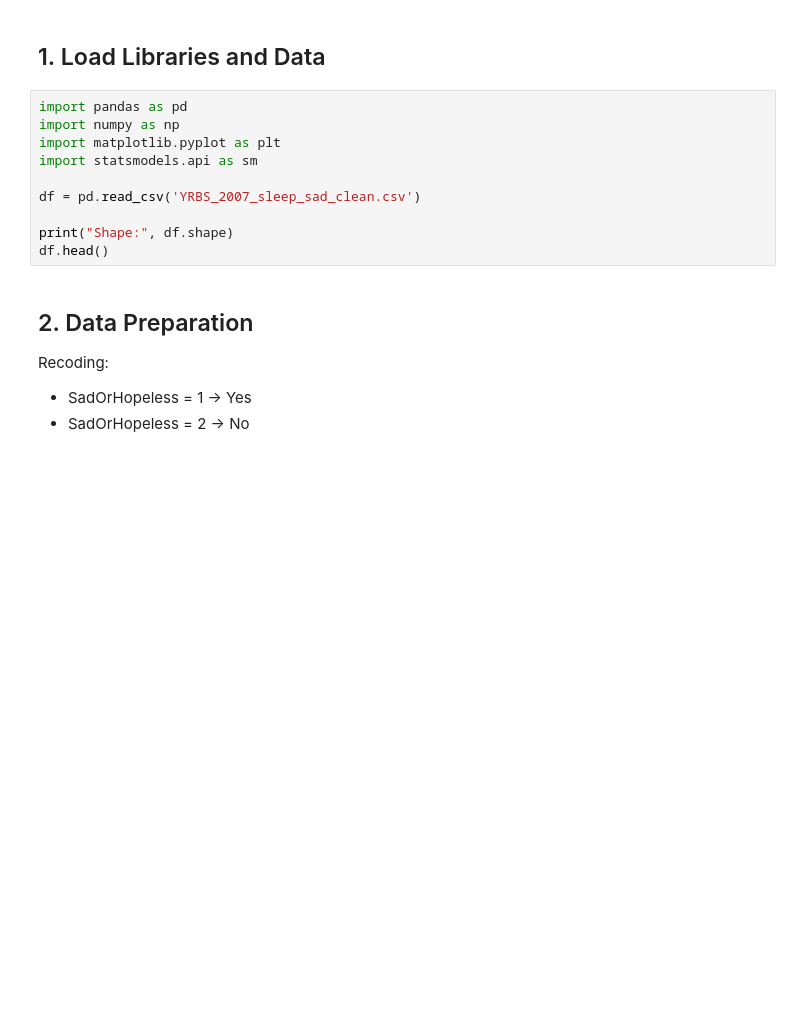
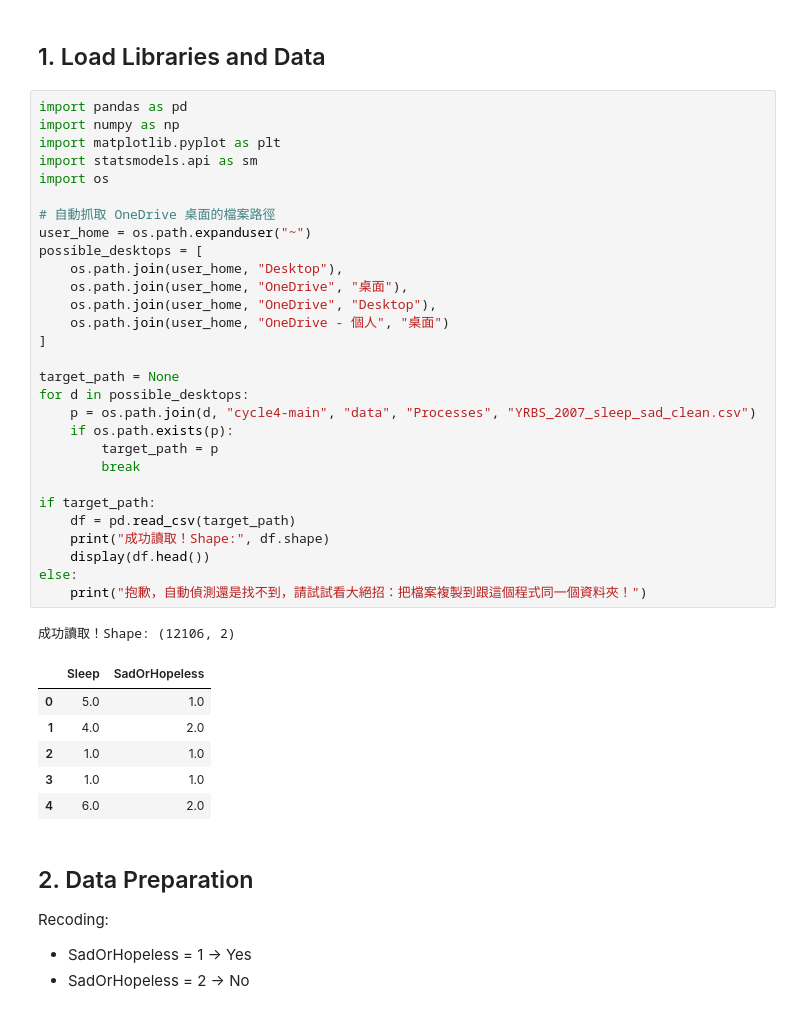
Before and after one commit to melodytwcom-ship-it/cycle4, a Jupyter notebook: notebook/04_Regression_Analysis.ipynb, the cells around one changed output. Cells and saved outputs as stored; diff of their text form; blank space fills up the shorter version.

```diff
--- a/notebook/04_Regression_Analysis.ipynb
+++ b/notebook/04_Regression_Analysis.ipynb
@@ -9,13 +9,40 @@ Does sleep duration affect the probability that a student feels sad or hopeless?
 # %%
 import pandas as pd
 import numpy as np
 import matplotlib.pyplot as plt
 import statsmodels.api as sm
+import os
 
-df = pd.read_csv('YRBS_2007_sleep_sad_clean.csv')
+# 自動抓取 OneDrive 桌面的檔案路徑
+user_home = os.path.expanduser("~")
+possible_desktops = [
+    os.path.join(user_home, "Desktop"),
+    os.path.join(user_home, "OneDrive", "桌面"),
+    os.path.join(user_home, "OneDrive", "Desktop"),
+    os.path.join(user_home, "OneDrive - 個人", "桌面")
+]
 
-print("Shape:", df.shape)
-df.head()
+target_path = None
+for d in possible_desktops:
+    p = os.path.join(d, "cycle4-main", "data", "Processes", "YRBS_2007_sleep_sad_clean.csv")
+    if os.path.exists(p):
+        target_path = p
+        break
+
+if target_path:
+    df = pd.read_csv(target_path)
+    print("成功讀取！Shape:", df.shape)
+    display(df.head())
+else:
+    print("抱歉，自動偵測還是找不到，請試試看大絕招：把檔案複製到跟這個程式同一個資料夾！")
+# %% [output]
+成功讀取！Shape: (12106, 2)
+|  | Sleep | SadOrHopeless |
+| 0 | 5.0 | 1.0 |
+| 1 | 4.0 | 2.0 |
+| 2 | 1.0 | 1.0 |
+| 3 | 1.0 | 1.0 |
+| 4 | 6.0 | 2.0 |
 # %% [markdown]
 ## 2. Data Preparation
 
```
Also changed, not shown: parts of 6 cells of this notebook, 3 other files.
